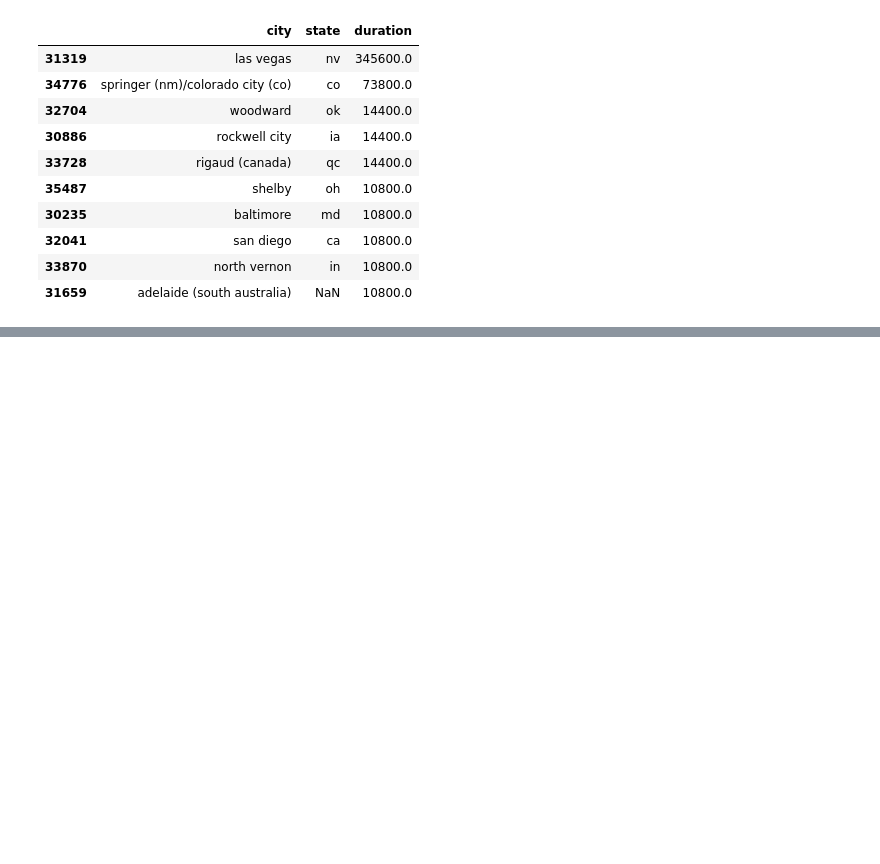
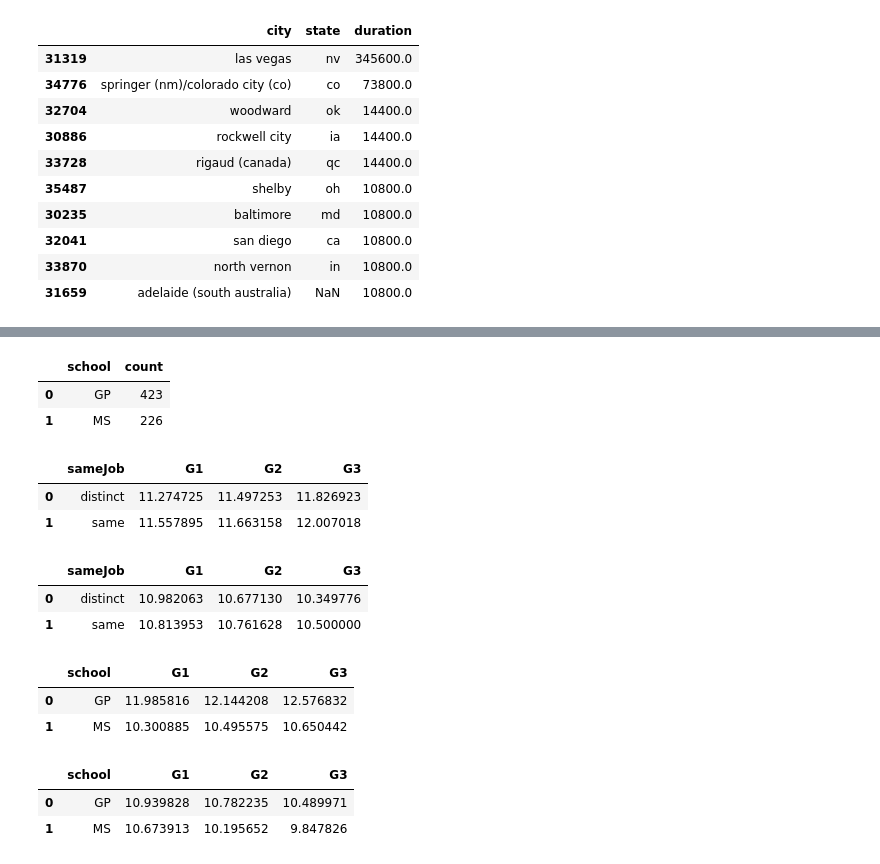
Before and after one commit to GastonMontes/7506-Datos-Guias-2do1028, a Jupyter notebook: Guia Análisis Exploratorio y Visualizacion/Análisis Exploratorio y Visu.ipynb, the cells around one changed output, grey strips where cells are left out. Cells and saved outputs as stored; diff of their text form; code cells hidden in the pictures; blank space fills up the shorter version.

```diff
--- a/Guia Análisis Exploratorio y Visualizacion/Análisis Exploratorio y Visu.ipynb
+++ b/Guia Análisis Exploratorio y Visualizacion/Análisis Exploratorio y Visu.ipynb
@@ -74,0 +108,43 @@ ufosLasVegas.head(10)
+# %%
+# a) Existen mas alumnos de Portugués en la escuela Mousinho da Silveira que en la Gabriel Pereira.
+school = portugueseCourse[['school']]
+school['count'] = 1
+school = school.groupby(['school'], as_index = False).count()
+school
+
+# RTA: Falsa - Existen 423 alumnos en la escuela Gabriel Pereira y solo 226 en la escuela Mousinho da Silveira.
+# %% [output]
+|  | school | count |
+| 0 | GP | 423 |
+| 1 | MS | 226 |
+# %%
+# b) Los alumnos cuyos padres y madres trabajan en igual área (por ejemplo ambos trabajan en educación)
+#    tienen mejor promedio de calificaciones que aquellos cuyo padres trabajan en áreas distintas
+#    (por ej la madre trabaja en servicios y el padre en salud).
+parentsJobsPor = portugueseCourse[['Mjob', 'Fjob', 'G1', 'G2', 'G3']]
+parentsJobsPor['sameJob'] = np.where(parentsJobsPor['Mjob'] == parentsJobsPor['Fjob'], "same", "distinct")
+
+del parentsJobsPor['Mjob']
+del parentsJobsPor['Fjob']
+
+parentsJobsPor = parentsJobsPor.groupby(['sameJob'], as_index = False).mean()
+
+parentsJobsPor
+# %% [output]
+|  | sameJob | G1 | G2 | G3 |
+| 0 | distinct | 11.274725 | 11.497253 | 11.826923 |
+| 1 | same | 11.557895 | 11.663158 | 12.007018 |
+# %%
+parentsJobsMat = mathematicCourse[['Mjob', 'Fjob', 'G1', 'G2', 'G3']]
+parentsJobsMat['sameJob'] = np.where(parentsJobsMat['Mjob'] == parentsJobsMat['Fjob'], "same", "distinct")
+
+del parentsJobsMat['Mjob']
+del parentsJobsMat['Fjob']
+
+parentsJobsMat = parentsJobsMat.groupby(['sameJob'], as_index = False).mean()
+
+parentsJobsMat
+# %% [output]
+|  | sameJob | G1 | G2 | G3 |
+| 0 | distinct | 10.982063 | 10.677130 | 10.349776 |
+| 1 | same | 10.813953 | 10.761628 | 10.500000 |
@@ -74,0 +154,18 @@ ufosLasVegas.head(10)
+# %%
+# c) Los alumnos de la escuela Gabriel Pereira tienen mejor desempeño que los de la escuela Mousinho da Silveira,
+#    tanto para Matemática como para Portugués.
+schoolPor = portugueseCourse[['school', 'G1', 'G2', 'G3']]
+schoolPor = schoolPor.groupby(['school'], as_index = False).mean()
+schoolPor
+# %% [output]
+|  | school | G1 | G2 | G3 |
+| 0 | GP | 11.985816 | 12.144208 | 12.576832 |
+| 1 | MS | 10.300885 | 10.495575 | 10.650442 |
+# %%
+schoolMat = mathematicCourse[['school', 'G1', 'G2', 'G3']]
+schoolMat = schoolMat.groupby(['school'], as_index = False).mean()
+schoolMat
+# %% [output]
+|  | school | G1 | G2 | G3 |
+| 0 | GP | 10.939828 | 10.782235 | 10.489971 |
+| 1 | MS | 10.673913 | 10.195652 | 9.847826 |
```
Also changed, not shown: parts of 22 cells of this notebook, 1 other file.
